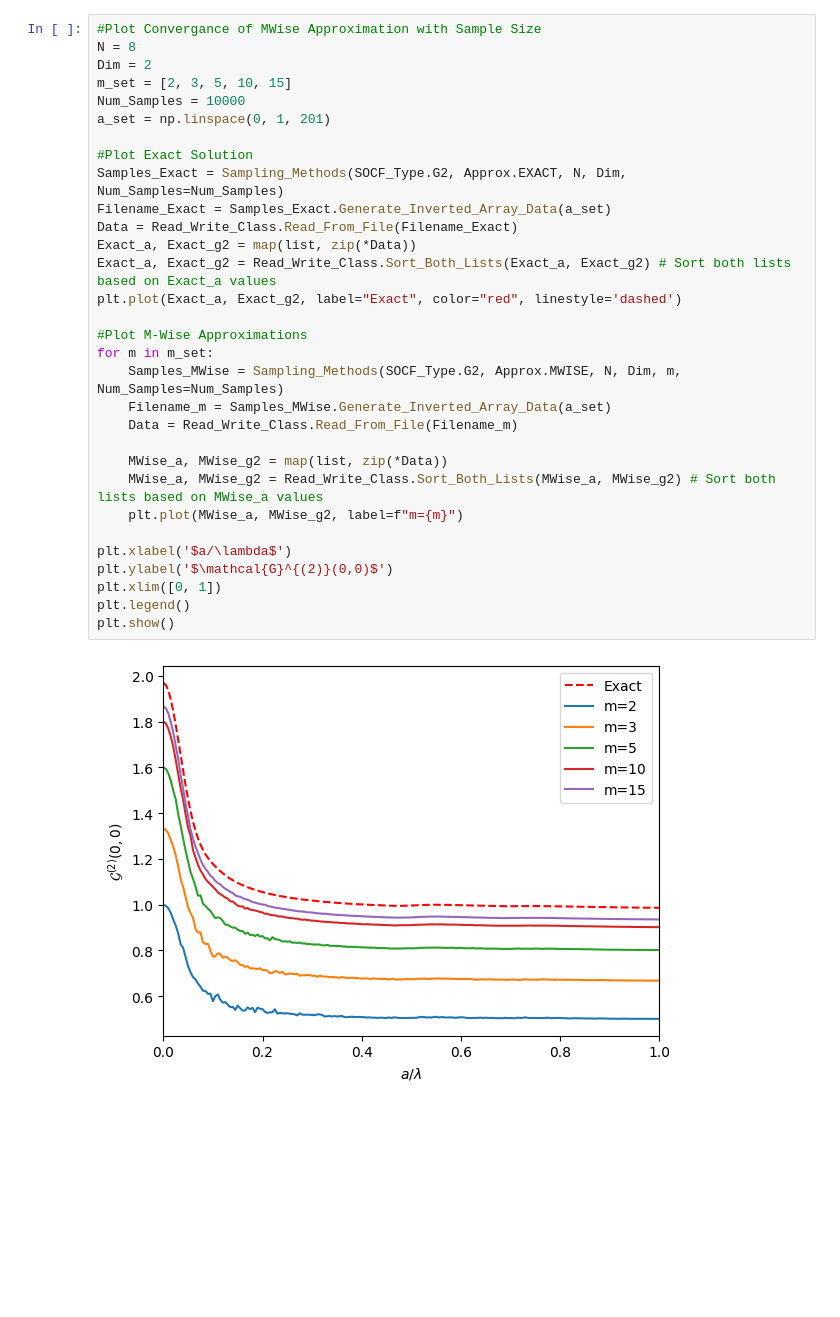
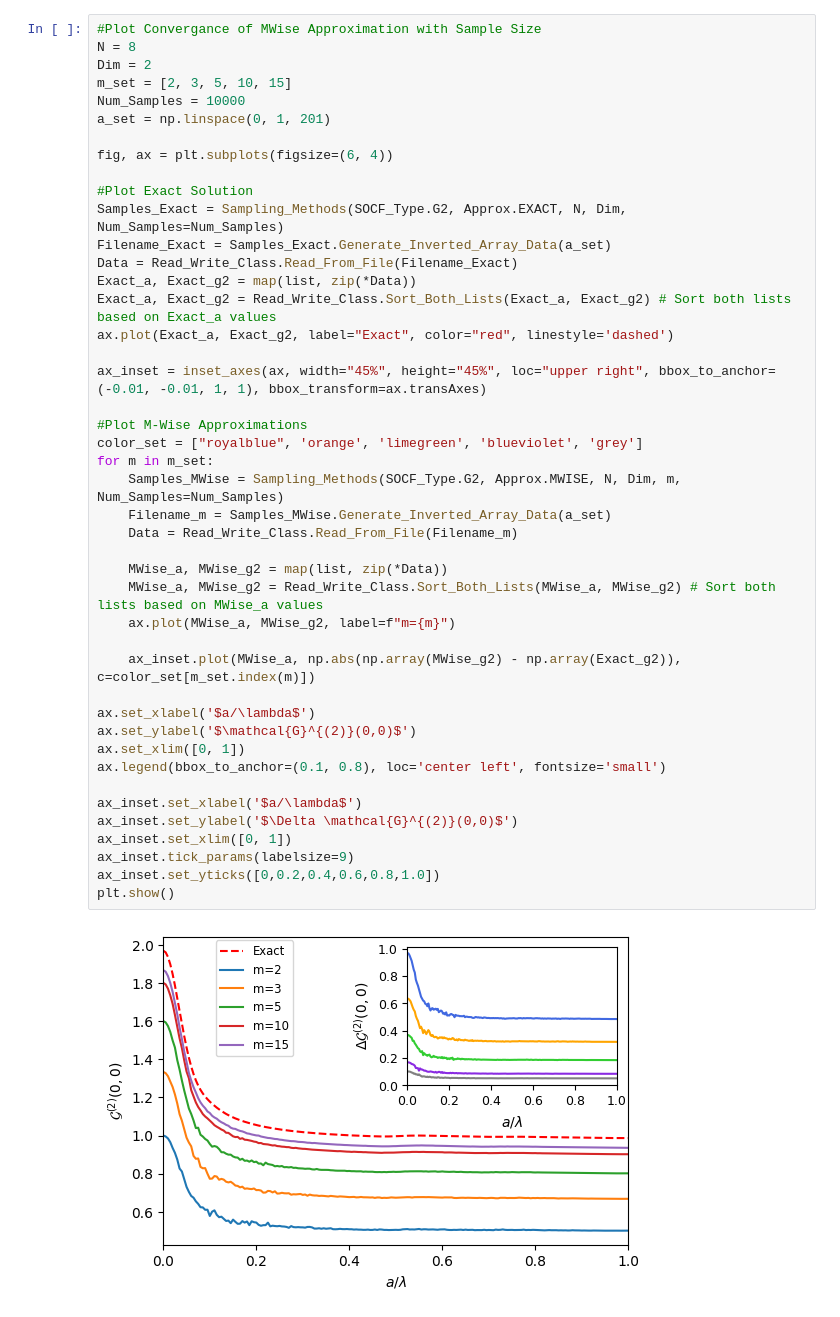
Before and after one commit to Daneyles1/PhD_Projects, a Jupyter notebook: Sampling Methods/Plotting_Visuals.ipynb, the cells around one changed output. Saved outputs shown, nothing was run; the diff lists cells and outputs as text; blank space fills up the shorter version.

```diff
--- a/Sampling Methods/Plotting_Visuals.ipynb
+++ b/Sampling Methods/Plotting_Visuals.ipynb
@@ -11,33 +6,46 @@ Falling back on Python equivalents...
 # %%
 #Plot Convergance of MWise Approximation with Sample Size
 N = 8
 Dim = 2
 m_set = [2, 3, 5, 10, 15]
 Num_Samples = 10000
 a_set = np.linspace(0, 1, 201)
 
+fig, ax = plt.subplots(figsize=(6, 4))
+
 #Plot Exact Solution
 Samples_Exact = Sampling_Methods(SOCF_Type.G2, Approx.EXACT, N, Dim, Num_Samples=Num_Samples)
 Filename_Exact = Samples_Exact.Generate_Inverted_Array_Data(a_set)
 Data = Read_Write_Class.Read_From_File(Filename_Exact)
 Exact_a, Exact_g2 = map(list, zip(*Data))
 Exact_a, Exact_g2 = Read_Write_Class.Sort_Both_Lists(Exact_a, Exact_g2) # Sort both lists based on Exact_a values
-plt.plot(Exact_a, Exact_g2, label="Exact", color="red", linestyle='dashed')
+ax.plot(Exact_a, Exact_g2, label="Exact", color="red", linestyle='dashed')
+
+ax_inset = inset_axes(ax, width="45%", height="45%", loc="upper right", bbox_to_anchor=(-0.01, -0.01, 1, 1), bbox_transform=ax.transAxes)
 
 #Plot M-Wise Approximations
+color_set = ["royalblue", 'orange', 'limegreen', 'blueviolet', 'grey']
 for m in m_set:
     Samples_MWise = Sampling_Methods(SOCF_Type.G2, Approx.MWISE, N, Dim, m, Num_Samples=Num_Samples)
     Filename_m = Samples_MWise.Generate_Inverted_Array_Data(a_set)
     Data = Read_Write_Class.Read_From_File(Filename_m)
 
     MWise_a, MWise_g2 = map(list, zip(*Data))
     MWise_a, MWise_g2 = Read_Write_Class.Sort_Both_Lists(MWise_a, MWise_g2) # Sort both lists based on MWise_a values
-    plt.plot(MWise_a, MWise_g2, label=f"m={m}")
+    ax.plot(MWise_a, MWise_g2, label=f"m={m}")
 
-plt.xlabel('$a/\lambda$')
-plt.ylabel('$\mathcal{G}^{(2)}(0,0)$')
-plt.xlim([0, 1])
-plt.legend()
+    ax_inset.plot(MWise_a, np.abs(np.array(MWise_g2) - np.array(Exact_g2)), c=color_set[m_set.index(m)])
+
+ax.set_xlabel('$a/\lambda$')
+ax.set_ylabel('$\mathcal{G}^{(2)}(0,0)$')
+ax.set_xlim([0, 1])
+ax.legend(bbox_to_anchor=(0.1, 0.8), loc='center left', fontsize='small')
+
+ax_inset.set_xlabel('$a/\lambda$')
+ax_inset.set_ylabel('$\Delta \mathcal{G}^{(2)}(0,0)$')
+ax_inset.set_xlim([0, 1])
+ax_inset.tick_params(labelsize=9)
+ax_inset.set_yticks([0,0.2,0.4,0.6,0.8,1.0])
 plt.show()
 # %% [output]
-[figure, old version]
+[figure, new version]
```
Also changed, not shown: parts of 1 cell of this notebook.
